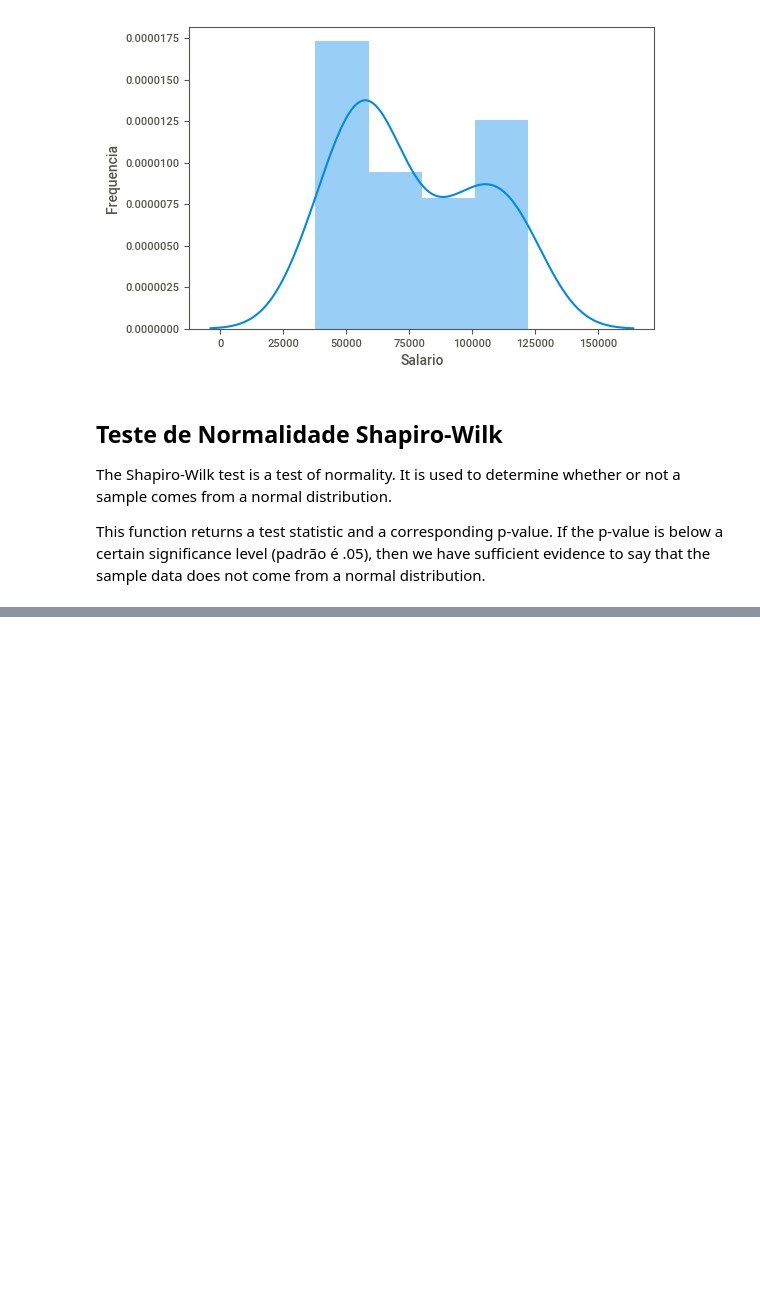
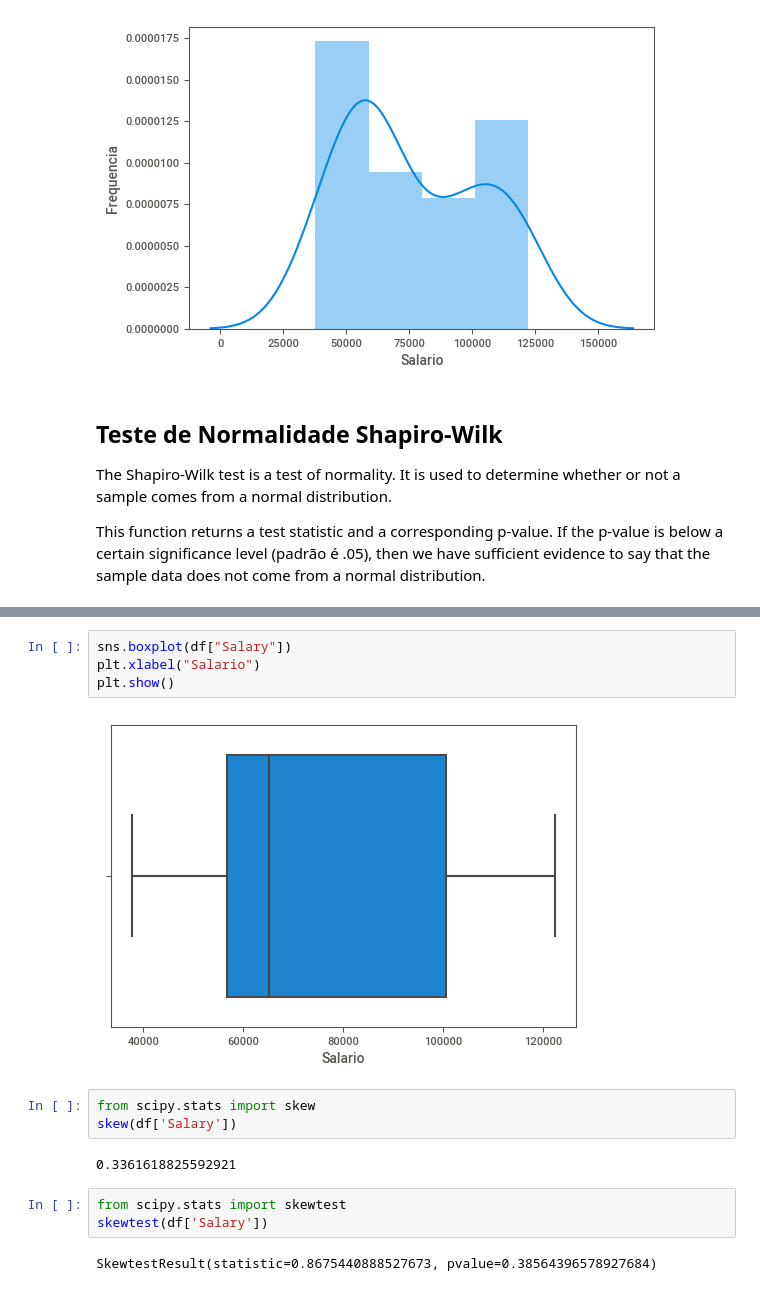
Before and after one commit to edydev85/ds_cookbook, a Jupyter notebook: ds_revelead.ipynb, the cells around one changed output, grey strips where cells are left out. Saved outputs shown, nothing was run; the diff lists cells and outputs as text; blank space fills up the shorter version.

```diff
--- a/ds_revelead.ipynb
+++ b/ds_revelead.ipynb
@@ -105,0 +131,16 @@ Veja que o resultado do pvalue foi bem menor do que .05 (foi 0.01), logo, a amos
+# %%
+sns.boxplot(df["Salary"])
+plt.xlabel("Salario")
+plt.show()
+# %% [output]
+[figure, added]
+# %%
+from scipy.stats import skew
+skew(df['Salary'])
+# %% [output]
+0.3361618825592921
+# %%
+from scipy.stats import skewtest
+skewtest(df['Salary'])
+# %% [output]
+SkewtestResult(statistic=0.8675440888527673, pvalue=0.38564396578927684)
```
Also changed, not shown: parts of 17 cells of this notebook.
